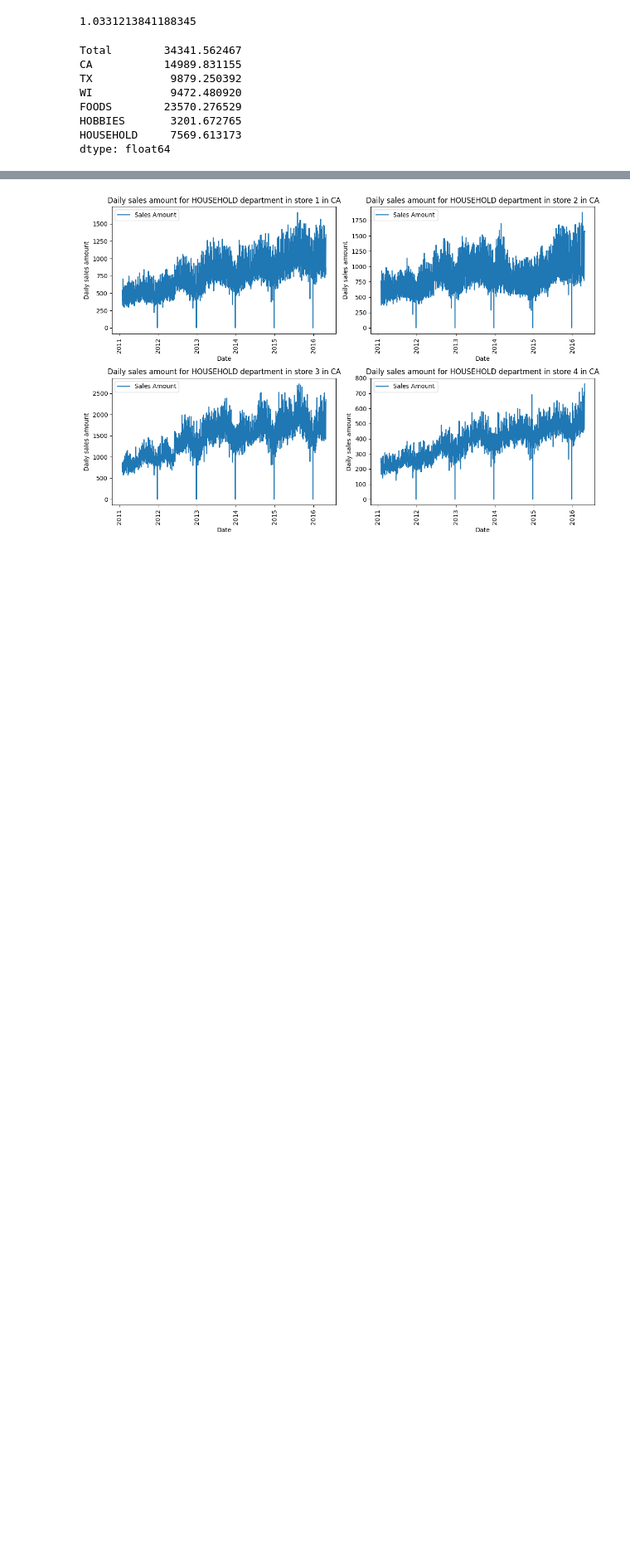
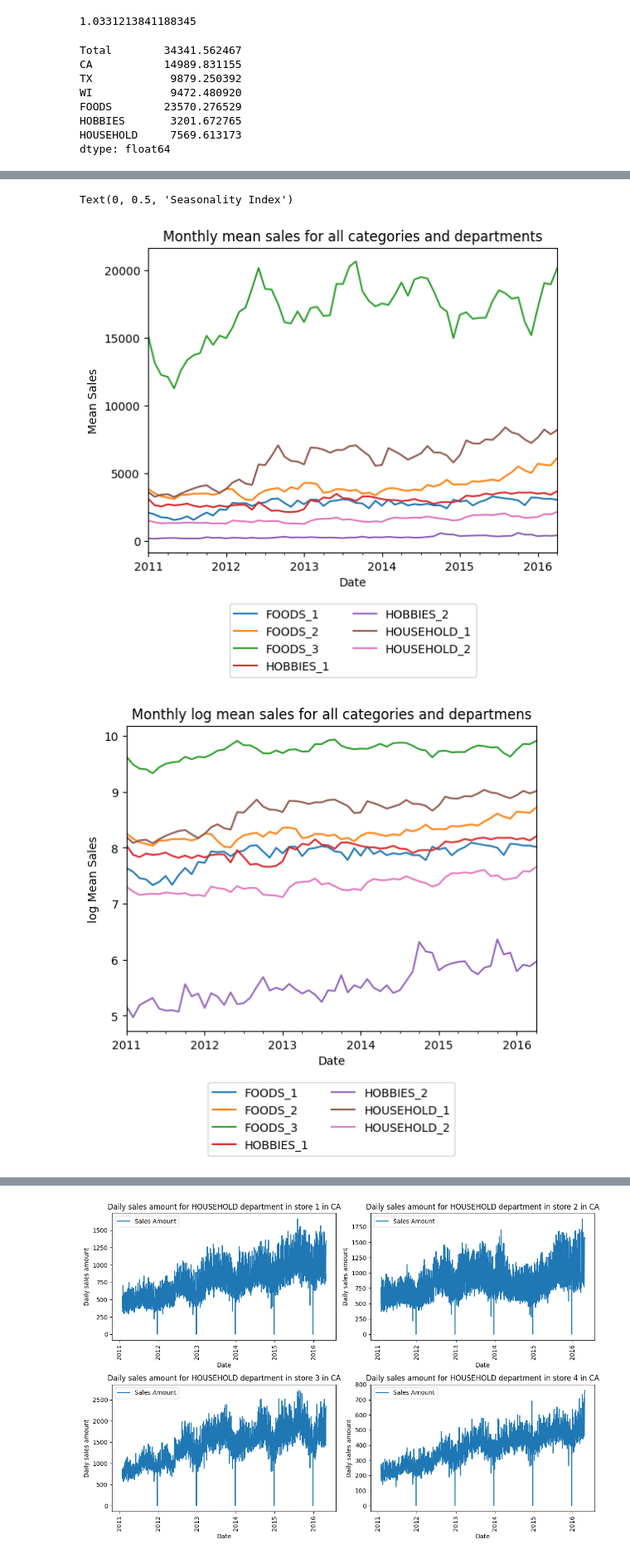
Before and after one commit to skoMarat/Hierarchical-Forecasting, a Jupyter notebook: eda.ipynb, the cells around one changed output, grey strips where cells are left out. Shown at 83% size. Drawn from its saved outputs; the diff is of its cells as text; code cells hidden in the pictures; blank space fills up the shorter version.

```diff
--- a/eda.ipynb
+++ b/eda.ipynb
@@ -347,0 +302,61 @@ Text(0, 0.5, 'Seasonality Index')
+# %%
+df = data.groupby(['cat_id', 'dept_id'], as_index=False).sum()
+df['cat_dept']=df['cat_id']+str("_")+df['dept_id'].astype(str)
+df.set_index('cat_dept',inplace=True)
+df=df.T.iloc[4:,:]
+df.index = pd.to_datetime(df.index)
+
+
+ax = df.resample('M').mean().plot()
+ax.legend(loc='upper center', bbox_to_anchor=(0.5, -0.15), ncol=2)
+ax.set_title('Monthly mean sales for all categories and departments')
+ax.set_xlabel('Date')
+ax.set_ylabel('Mean Sales')
+
+
+ax = np.log(df.resample('M').mean().astype(int)).plot()
+ax.legend(loc='upper center', bbox_to_anchor=(0.5, -0.15), ncol=2)
+ax.set_title('Monthly log mean sales for all categories and departmens')
+ax.set_xlabel('Date')
+ax.set_ylabel('log Mean Sales')
+
+
+df=df.reset_index().rename(columns={'index': 'date'})
+df['date'] = pd.to_datetime(df['date'])
+df['month']=df['date'].dt.month_name()
+df['DoW']=df['date'].dt.day_name()
+
+overal_avg=df.drop(columns=['DoW','date','month']).mean(axis=0)
+monhtly_avg=df.drop(columns=['DoW','date']).groupby('month').mean()
+seasonality_index=monhtly_avg/overal_avg
+month_order = ['January', 'February', 'March', 'April', 'May', 'June', 'July', 'August', 'September', 'October', 'November', 'December']
+seasonality_index.index = pd.CategoricalIndex(seasonality_index.index, categories=month_order, ordered=True)
+seasonality_index.sort_index(inplace=True)
+
+ax = seasonality_index.plot()
+ax.legend(loc='lower center', bbox_to_anchor=(0.5, -0.5), ncol=3)
+ax.set_xticks(range(len(seasonality_index.index)))
+ax.set_xticklabels(seasonality_index.index, rotation=90)
+ax.set_title('Monthly seasonality index for all category-department combinations')
+ax.set_xlabel('Month')
+ax.set_ylabel('Seasonality Index')
+
+
+monhtly_avg=df.drop(columns=['month','date']).groupby('DoW').mean()
+seasonality_index=monhtly_avg/overal_avg
+dow_order = ['Monday', 'Tuesday', 'Wednesday', 'Thursday', 'Friday', 'Saturday', 'Sunday']
+seasonality_index.index = pd.CategoricalIndex(seasonality_index.index, categories=dow_order, ordered=True)
+seasonality_index.sort_index(inplace=True)
+
+
+ax = seasonality_index.plot()
+ax.legend(loc='center left', bbox_to_anchor=(1, 0.5))
+ax.set_xticks(range(len(seasonality_index.index)))
+ax.set_xticklabels(seasonality_index.index, rotation=90)
+ax.set_title('Weekly seasonality index for all for all category-department combinations')
+ax.set_xlabel('Day of the week')
+ax.set_ylabel('Seasonality Index')
+# %% [output]
+Text(0, 0.5, 'Seasonality Index')
+[figure, added]
+[figure, added]
```
Also changed, not shown: parts of 18 cells of this notebook, 1 other file.
